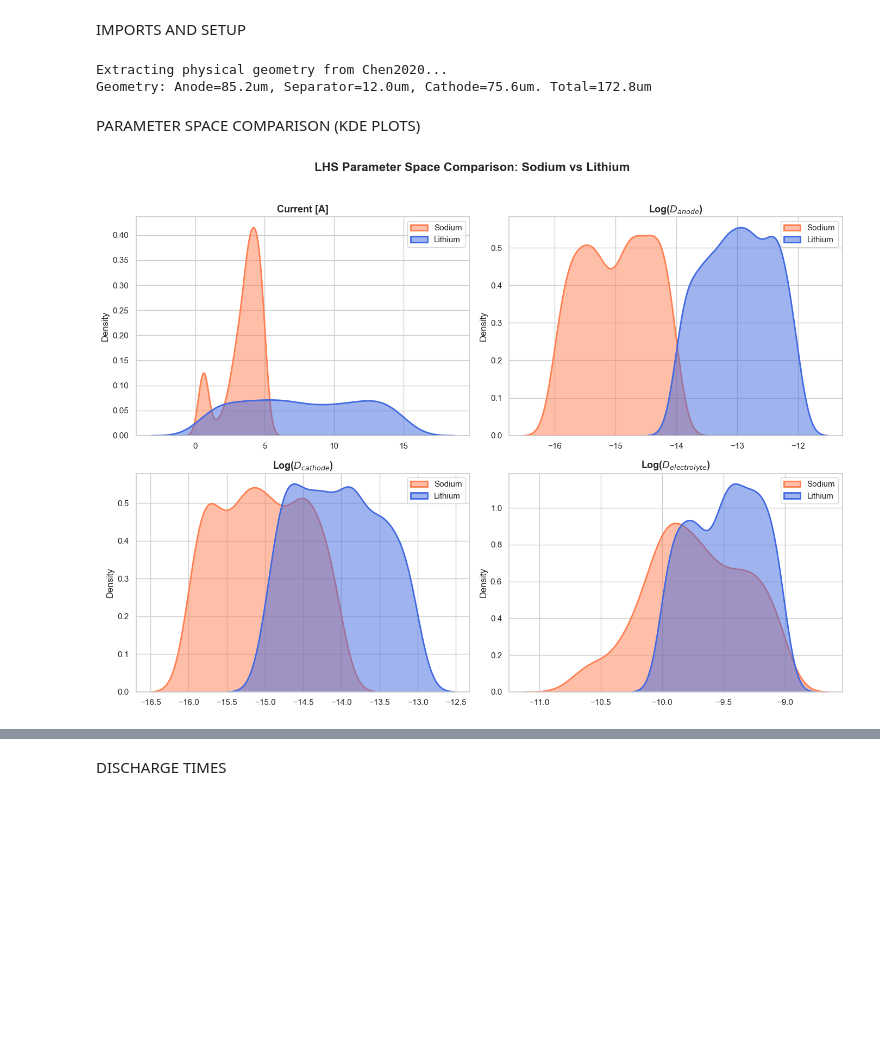
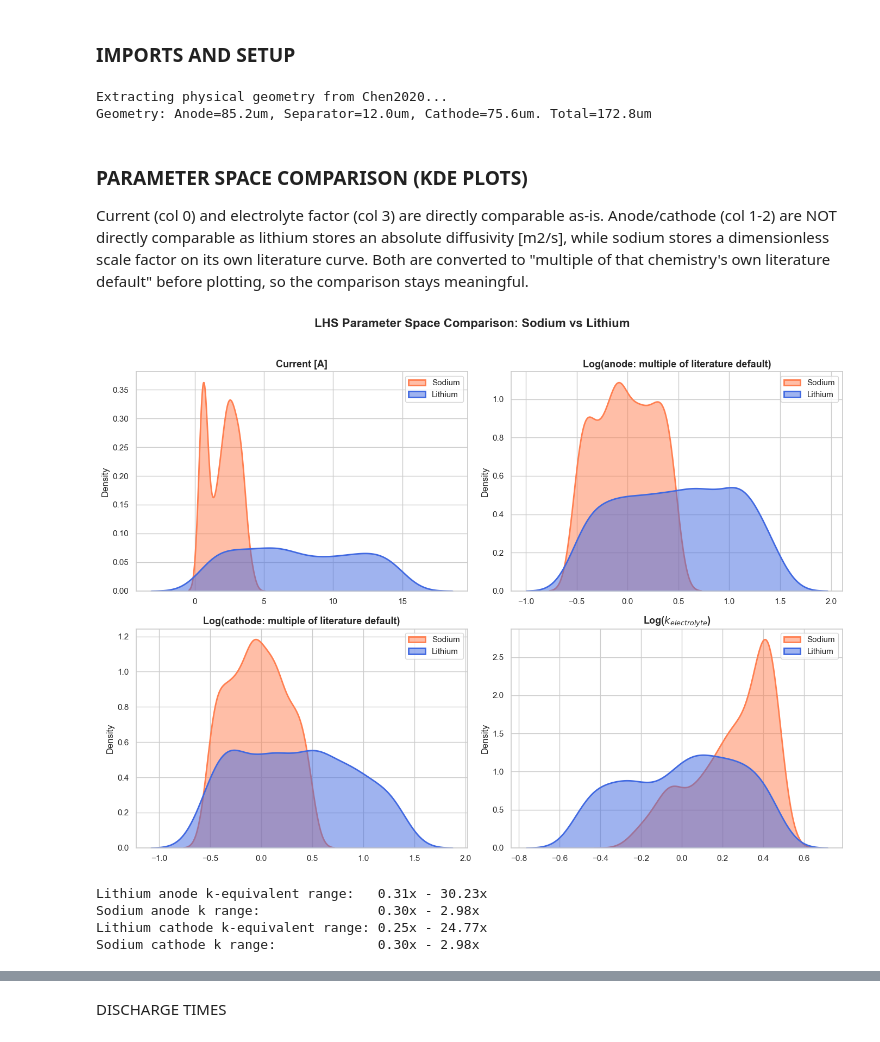
Before and after one commit to Lasagnos/SiB-Internship, a Jupyter notebook: Dataset_Comparison.ipynb, the cells around one changed output, grey strips where cells are left out. Cells and saved outputs as stored; diff of their text form; code cells hidden in the pictures; blank space fills up the shorter version.

```diff
--- a/Dataset_Comparison.ipynb
+++ b/Dataset_Comparison.ipynb
@@ -1,5 +1,5 @@
 # %% [markdown]
-IMPORTS AND SETUP
+### IMPORTS AND SETUP
 # %%
 import pybamm
 import numpy as np
@@ -32,33 +32,72 @@ N_samples = X_na.shape[0]
 # Convert times to hours
 T_na_hours = T_na / 3600.0
 T_li_hours = T_li / 3600.0
+
+# Lithium's anode/cathode diffusivity defaults from Chen2020 (confirmed by querying pybamm.ParameterValues("Chen2020")).
+# Used below to convert Li's absolute diffusivity samples into the same "multiple of literature default" scale that sodium's k
+# factors already are, so the two chemistries become comparable on column 1 and 2 again.
+LI_D_ANODE_DEFAULT = 3.3e-14
+LI_D_CATHODE_DEFAULT = 4e-15
 # %% [output]
 Extracting physical geometry from Chen2020...
 Geometry: Anode=85.2um, Separator=12.0um, Cathode=75.6um. Total=172.8um
 # %% [markdown]
-PARAMETER SPACE COMPARISON (KDE PLOTS)
+### PARAMETER SPACE COMPARISON (KDE PLOTS)
+
+Current (col 0) and electrolyte factor (col 3) are directly comparable as-is. Anode/cathode (col 1-2) are NOT directly comparable as lithium stores an absolute diffusivity [m2/s], while sodium stores a dimensionless scale factor on its own literature curve. Both are converted to "multiple of that chemistry's own literature default" before plotting, so the comparison stays meaningful.
 # %%
-# Instead of two massive pairplots, we do a clean 2x2 grid comparing the distributions
-# to prove that different physical ranges were used.
 fig_params, axes = plt.subplots(2, 2, figsize=(14, 10))
 fig_params.suptitle('LHS Parameter Space Comparison: Sodium vs Lithium', fontsize=16, fontweight='bold', y=1.02)
 
-param_names = ['Current [A]', 'Log($D_{anode}$)', 'Log($D_{cathode}$)', 'Log($D_{electrolyte}$)']
+param_names = ['Current [A]', 'Log(anode: multiple of literature default)',
+               'Log(cathode: multiple of literature default)', 'Log($k_{electrolyte}$)']
 
-for i in range(4):
-    ax = axes[i//2, i%2]
+# Column 0: current, both absolute [A]
+val_na_current = X_na[:, 0]
+val_li_current = X_li[:, 0]
 
-    # Apply log10 to diffusivities (indices 1, 2, 3)
-    val_na = X_na[:, i] if i == 0 else np.log10(X_na[:, i])
-    val_li = X_li[:, i] if i == 0 else np.log10(X_li[:, i])
+# Column 1: anode. Na is already k_anode (multiple of its own curve)
+# converted to the same "multiple of literature default" basis using LI_D_ANODE_DEFAULT
+val_na_anode = np.log10(X_na[:, 1])
+val_li_anode = np.log10(X_li[:, 1] / LI_D_ANODE_DEFAULT)
+
+# Column 2: cathode, same treatment as anode
+val_na_cathode = np.log10(X_na[:, 2])
+val_li_cathode = np.log10(X_li[:, 2] / LI_D_CATHODE_DEFAULT)
+
+# Column 3: electrolyte. Both chemistries already store k_electrolyte (scale factor)
+val_na_electrolyte = np.log10(X_na[:, 3])
+val_li_electrolyte = np.log10(X_li[:, 3])
+
+value_pairs = [
+    (val_na_current, val_li_current),
+    (val_na_anode, val_li_anode),
+    (val_na_cathode, val_li_cathode),
+    (val_na_electrolyte, val_li_electrolyte),
+]
+
+for i, (val_na, val_li) in enumerate(value_pairs):
+    ax = axes[i // 2, i % 2]
 
     sns.kdeplot(val_na, ax=ax, fill=True, color='coral', label='Sodium', alpha=0.5, linewidth=2)
     sns.kdeplot(val_li, ax=ax, fill=True, color='royalblue', label='Lithium', alpha=0.5, linewidth=2)
 
     ax.set_title(param_names[i], fontsize=13, fontweight='bold')
     ax.legend(loc='upper right')
 
 plt.tight_layout()
 plt.show()
+
+# The anode/cathode panels above tell something the raw-magnitude comparison couldn't:
+# whether each chemistry's LHS explores a comparable RANGE relative to its own literature baseline, not just comparable absolute numbers.
+# Print of the actual spread to make it explicit rather than only visible by eye on the KDE plot:
+print(f"Lithium anode k-equivalent range:   {(X_li[:, 1] / LI_D_ANODE_DEFAULT).min():.2f}x - {(X_li[:, 1] / LI_D_ANODE_DEFAULT).max():.2f}x")
+print(f"Sodium anode k range:               {X_na[:, 1].min():.2f}x - {X_na[:, 1].max():.2f}x")
+print(f"Lithium cathode k-equivalent range: {(X_li[:, 2] / LI_D_CATHODE_DEFAULT).min():.2f}x - {(X_li[:, 2] / LI_D_CATHODE_DEFAULT).max():.2f}x")
+print(f"Sodium cathode k range:             {X_na[:, 2].min():.2f}x - {X_na[:, 2].max():.2f}x")
 # %% [output]
-[figure, old version]
+[figure, new version]
+Lithium anode k-equivalent range:   0.31x - 30.23x
+Sodium anode k range:               0.30x - 2.98x
+Lithium cathode k-equivalent range: 0.25x - 24.77x
+Sodium cathode k range:             0.30x - 2.98x
```
Also changed, not shown: parts of 4 cells of this notebook, 24 other files.
